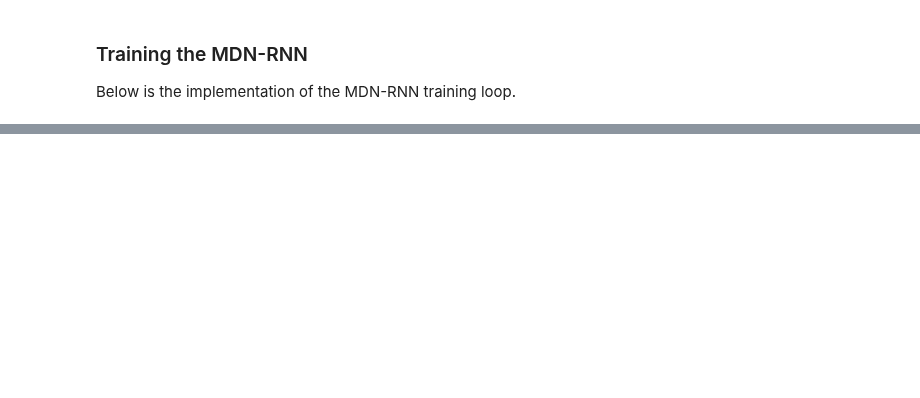
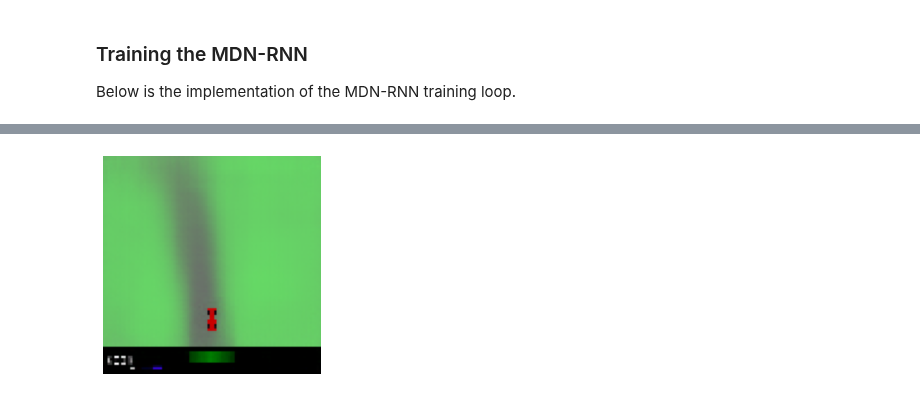
Before and after one commit to DCtheTall/generative-deep-learning, a Jupyter notebook: 8-play/WorldModel.ipynb, the cells around one changed output, grey strips where cells are left out. Cells and saved outputs as stored; diff of their text form; code cells hidden in the pictures; blank space fills up the shorter version.

```diff
--- a/8-play/WorldModel.ipynb
+++ b/8-play/WorldModel.ipynb
@@ -560,0 +628,16 @@ Then I will have the VAE predict the encoding of the beginning of the episode an
+# %%
+env = gym.make('CarRacing-v0')
+env.reset()
+action = [-0.01, 0.1, 0]
+timesteps = 300
+# %%
+vae.model.load_weights(vae_weights_dir + 'weights.hdf5')
+# %%
+rnn.model.load_weights(rnn_weights_dir + 'weights.hdf5')
+# %%
+def get_mixture_coeff_np(z_pred):
+  """Separate the predicted 480 dimensional state into 3 variables."""
+  log_pi, mu, log_sigma = np.split(z_pred, 3, 1)
+  # Axis 1 is the mixture coefficient.
+  log_pi = log_pi - np.log(np.sum(np.exp(log_pi), axis=1, keepdims=True))
+  return log_pi, mu, log_sigma
@@ -560,0 +693,3 @@ Then I will have the VAE predict the encoding of the beginning of the episode an
+# %%
+plot_animation(frames)
+# %% [output]
@@ -560,0 +697 @@ Then I will have the VAE predict the encoding of the beginning of the episode an
+[figure, added]
```
Also changed, not shown: parts of 16 cells of this notebook.
